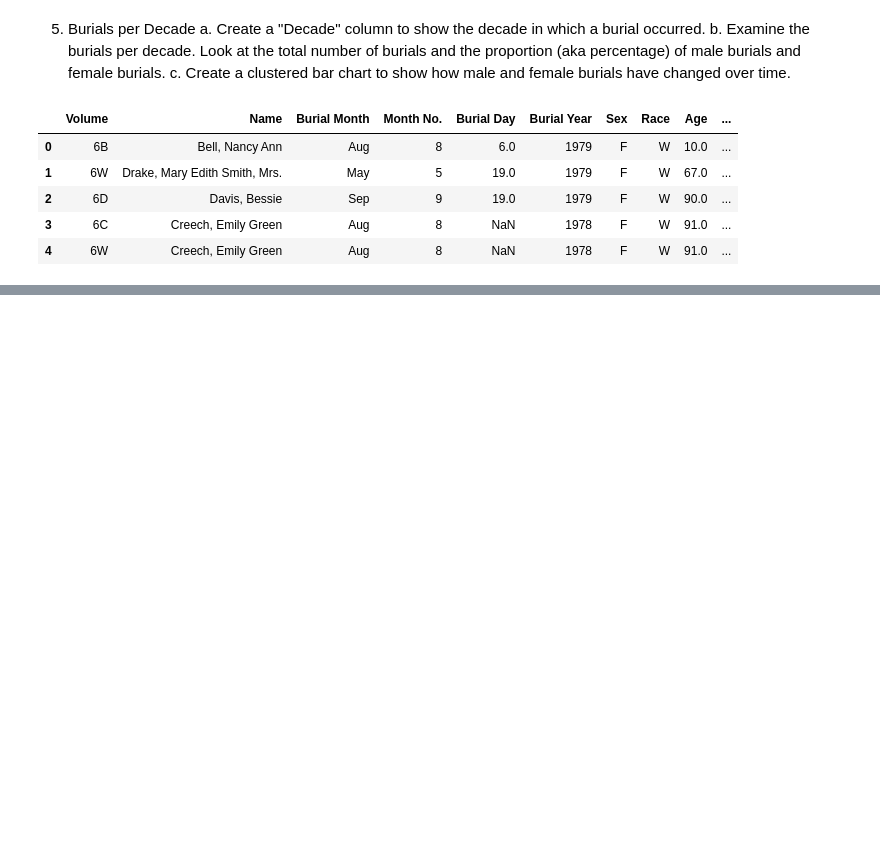
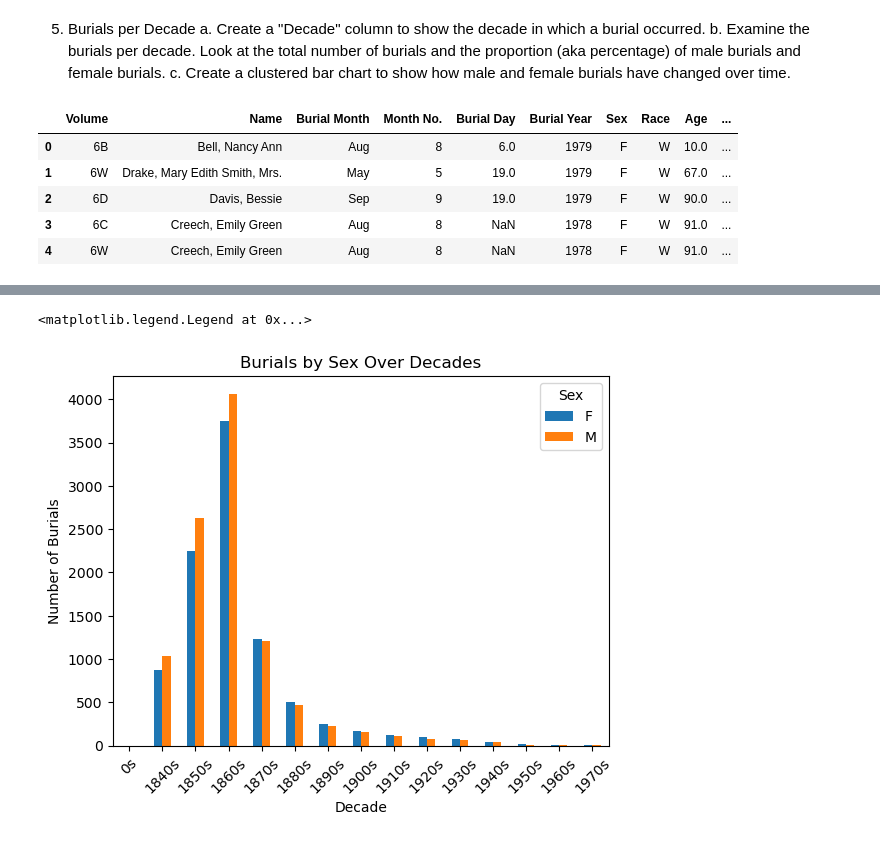
Before and after one commit to NSS-Data-Analytics-Cohort-10/advanced-pandas-seanmalley1, a Jupyter notebook: notebook/advanced_panda.ipynb, the cells around one changed output, grey strips where cells are left out. Saved outputs shown, nothing was run; the diff lists cells and outputs as text; code cells hidden in the pictures; blank space fills up the shorter version.

Commit message:
got a plot for 5

```diff
--- a/notebook/advanced_panda.ipynb
+++ b/notebook/advanced_panda.ipynb
@@ -324,0 +361,22 @@ df.head()
+# %%
+#fixing sex spelling errors.... go back later and do this for the original, but I'm running out of time.
+#nevermind, the plot was funky, went ahead and did it
+sex_replacements = {
+    'FF': 'F', 'Girl': 'F', 'Boy': 'M', 'M, F': 'M', 'F & M': 'F', 'G': 'F', 'B': 'M', 'D':'F', 'F, M':'F','M & F':'M', 'W': 'F', 'N':'M', 'm':'M'
+}
+
+df['Sex'] = df['Sex'].replace(sex_replacements)
+# %%
+#Making a clustered bar chart to show burials M vs F over time after fixing the spelling issues
+# ALERT REMEMBER THIS !!!!! THIS IS IMPORTANT TO REMEMBER .unstack takes my multiindex (sex, and decade) and pivots sex to columns. = each unqiue value of sex is a column in the new dataframe
+burial_counts2 = df.groupby(['decade', 'Sex']).size().unstack(fill_value=0)
+burial_counts2.plot(kind='bar', stacked=False)
+
+plt.title('Burials by Sex Over Decades')
+plt.xlabel('Decade')
+plt.ylabel('Number of Burials')
+plt.xticks(rotation=45)
+plt.legend(title='Sex')
+# %% [output]
+<matplotlib.legend.Legend at 0x...>
+[figure, added]
```
Also changed, not shown: parts of 5 cells of this notebook.
